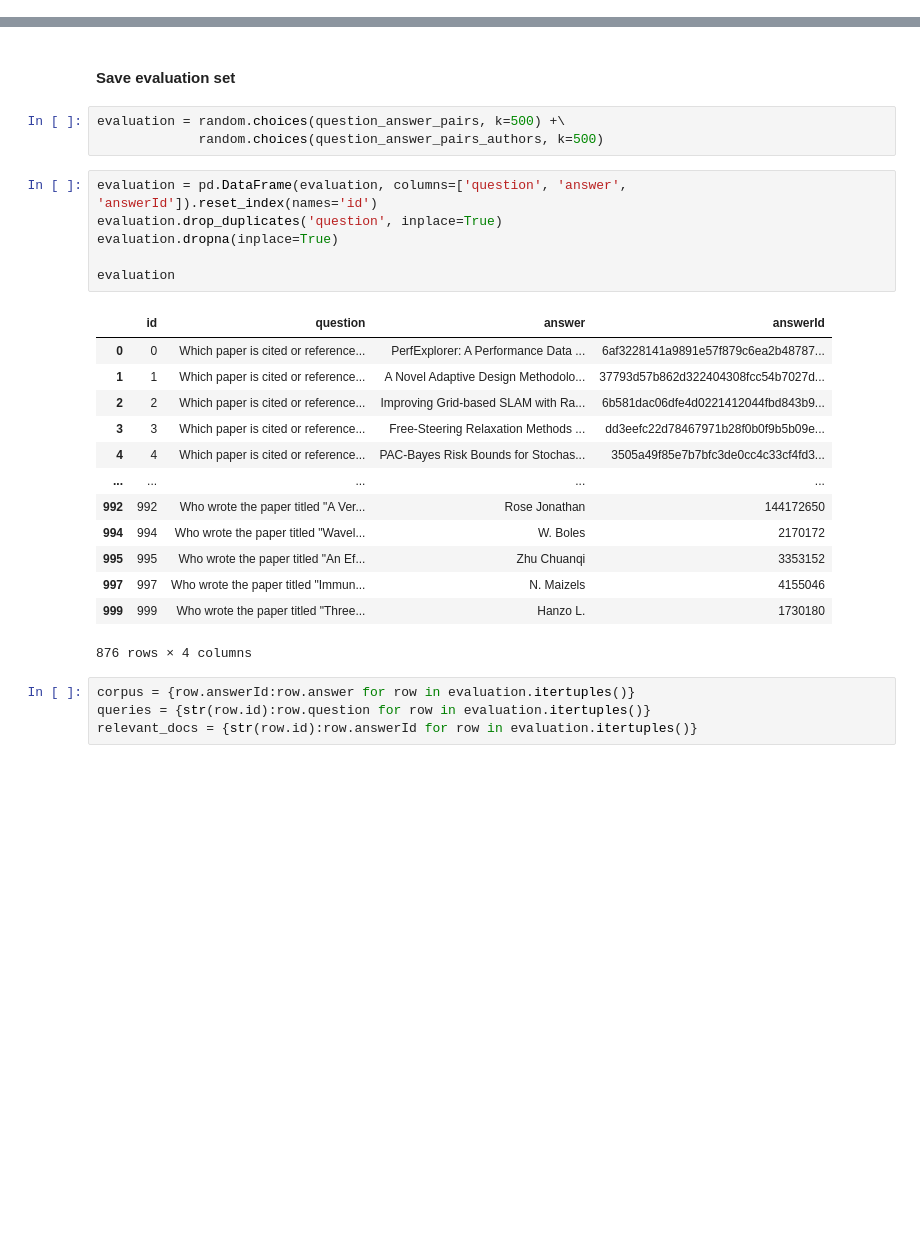
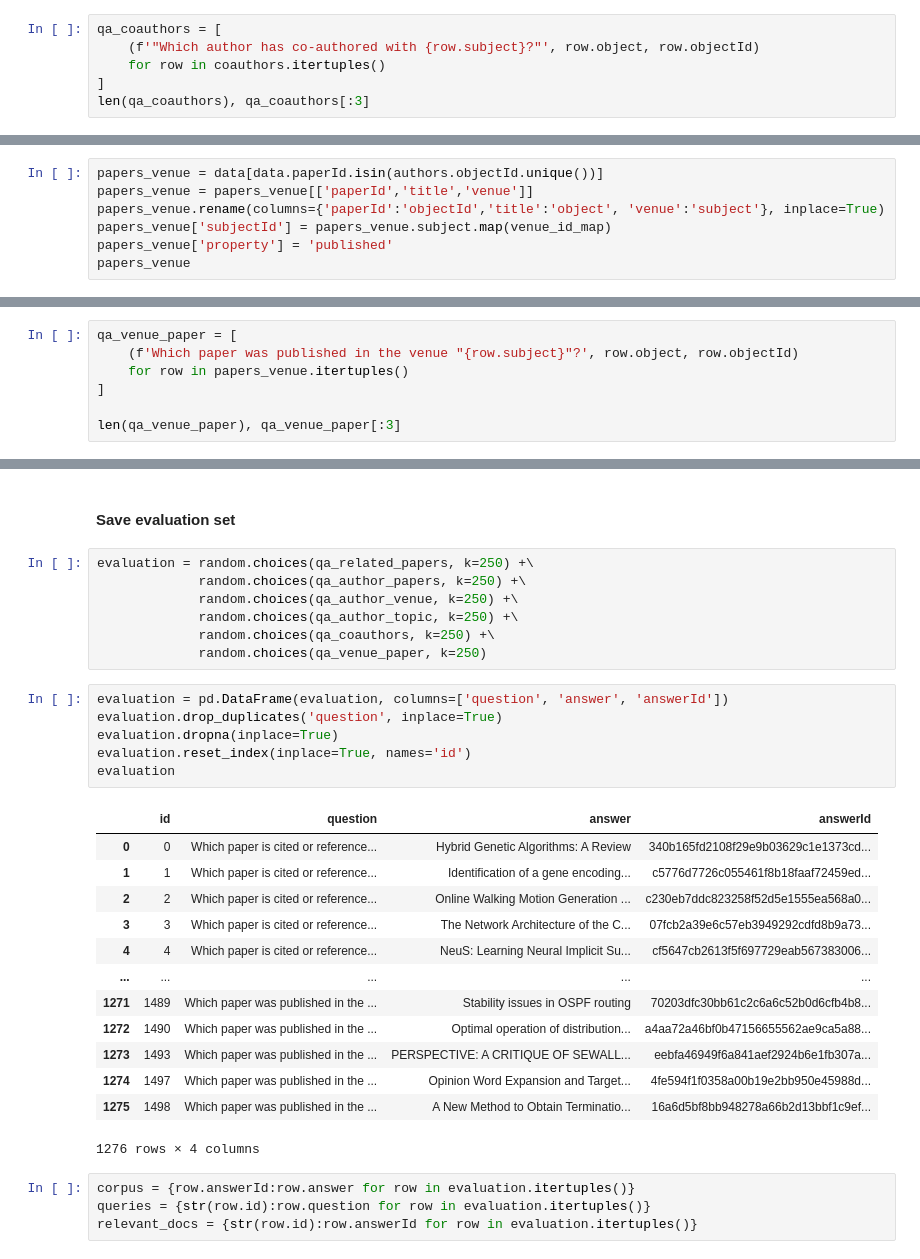
Before and after one commit to rulas99/mlt_project, a Jupyter notebook: data_processing.ipynb, the cells around one changed output, grey strips where cells are left out. Cells and saved outputs as stored; diff of their text form; blank space fills up the shorter version.

```diff
--- a/data_processing.ipynb
+++ b/data_processing.ipynb
@@ -69,0 +270,6 @@ pd.to_pickle(question_answer_pairs, 'data/qa_subsets/qa_cites_refs.pkl')
+# %%
+qa_coauthors = [
+    (f'"Which author has co-authored with {row.subject}?"', row.object, row.objectId)
+    for row in coauthors.itertuples()
+]
+len(qa_coauthors), qa_coauthors[:3]
@@ -69,0 +291,7 @@ pd.to_pickle(question_answer_pairs, 'data/qa_subsets/qa_cites_refs.pkl')
+# %%
+papers_venue = data[data.paperId.isin(authors.objectId.unique())]
+papers_venue = papers_venue[['paperId','title','venue']]
+papers_venue.rename(columns={'paperId':'objectId','title':'object', 'venue':'subject'}, inplace=True)
+papers_venue['subjectId'] = papers_venue.subject.map(venue_id_map)
+papers_venue['property'] = 'published'
+papers_venue
@@ -69,0 +312,7 @@ pd.to_pickle(question_answer_pairs, 'data/qa_subsets/qa_cites_refs.pkl')
+# %%
+qa_venue_paper = [
+    (f'Which paper was published in the venue "{row.subject}"?', row.object, row.objectId)
+    for row in papers_venue.itertuples()
+]
+
+len(qa_venue_paper), qa_venue_paper[:3]
@@ -79,29 +360,33 @@ len(qa)
 pd.to_pickle(qa, 'data/qa_training.pkl')
 # %% [markdown]
 #### Save evaluation set
-# %%
-evaluation = random.choices(question_answer_pairs, k=500) +\
-             random.choices(question_answer_pairs_authors, k=500)
+# %%
+evaluation = random.choices(qa_related_papers, k=250) +\
+             random.choices(qa_author_papers, k=250) +\
+             random.choices(qa_author_venue, k=250) +\
+             random.choices(qa_author_topic, k=250) +\
+             random.choices(qa_coauthors, k=250) +\
+             random.choices(qa_venue_paper, k=250)
 # %%
-evaluation = pd.DataFrame(evaluation, columns=['question', 'answer', 'answerId']).reset_index(names='id')
+evaluation = pd.DataFrame(evaluation, columns=['question', 'answer', 'answerId'])
 evaluation.drop_duplicates('question', inplace=True)
 evaluation.dropna(inplace=True)
-
+evaluation.reset_index(inplace=True, names='id')
 evaluation
 # %% [output]
 |  | id | question | answer | answerId |
-| 0 | 0 | Which paper is cited or reference... | PerfExplorer: A Performance Data ... | 6af3228141a9891e57f879c6ea2b48787... |
-| 1 | 1 | Which paper is cited or reference... | A Novel Adaptive Design Methodolo... | 37793d57b862d322404308fcc54b7027d... |
-| 2 | 2 | Which paper is cited or reference... | Improving Grid-based SLAM with Ra... | 6b581dac06dfe4d0221412044fbd843b9... |
-| 3 | 3 | Which paper is cited or reference... | Free-Steering Relaxation Methods ... | dd3eefc22d78467971b28f0b0f9b5b09e... |
-| 4 | 4 | Which paper is cited or reference... | PAC-Bayes Risk Bounds for Stochas... | 3505a49f85e7b7bfc3de0cc4c33cf4fd3... |
+| 0 | 0 | Which paper is cited or reference... | Hybrid Genetic Algorithms: A Review | 340b165fd2108f29e9b03629c1e1373cd... |
+| 1 | 1 | Which paper is cited or reference... | Identification of a gene encoding... | c5776d7726c055461f8b18faaf72459ed... |
+| 2 | 2 | Which paper is cited or reference... | Online Walking Motion Generation ... | c230eb7ddc823258f52d5e1555ea568a0... |
+| 3 | 3 | Which paper is cited or reference... | The Network Architecture of the C... | 07fcb2a39e6c57eb3949292cdfd8b9a73... |
+| 4 | 4 | Which paper is cited or reference... | NeuS: Learning Neural Implicit Su... | cf5647cb2613f5f697729eab567383006... |
 | ... | ... | ... | ... | ... |
-| 992 | 992 | Who wrote the paper titled "A Ver... | Rose Jonathan | 144172650 |
-| 994 | 994 | Who wrote the paper titled "Wavel... | W. Boles | 2170172 |
-| 995 | 995 | Who wrote the paper titled "An Ef... | Zhu Chuanqi | 3353152 |
-| 997 | 997 | Who wrote the paper titled "Immun... | N. Maizels | 4155046 |
-| 999 | 999 | Who wrote the paper titled "Three... | Hanzo L. | 1730180 |
+| 1271 | 1489 | Which paper was published in the ... | Stability issues in OSPF routing | 70203dfc30bb61c2c6a6c52b0d6cfb4b8... |
+| 1272 | 1490 | Which paper was published in the ... | Optimal operation of distribution... | a4aa72a46bf0b47156655562ae9ca5a88... |
+| 1273 | 1493 | Which paper was published in the ... | PERSPECTIVE: A CRITIQUE OF SEWALL... | eebfa46949f6a841aef2924b6e1fb307a... |
+| 1274 | 1497 | Which paper was published in the ... | Opinion Word Expansion and Target... | 4fe594f1f0358a00b19e2bb950e45988d... |
+| 1275 | 1498 | Which paper was published in the ... | A New Method to Obtain Terminatio... | 16a6d5bf8bb948278a66b2d13bbf1c9ef... |
-876 rows × 4 columns
+1276 rows × 4 columns
 # %%
 corpus = {row.answerId:row.answer for row in evaluation.itertuples()}
 queries = {str(row.id):row.question for row in evaluation.itertuples()}
```
Also changed, not shown: parts of 38 cells of this notebook, 11 other files.
